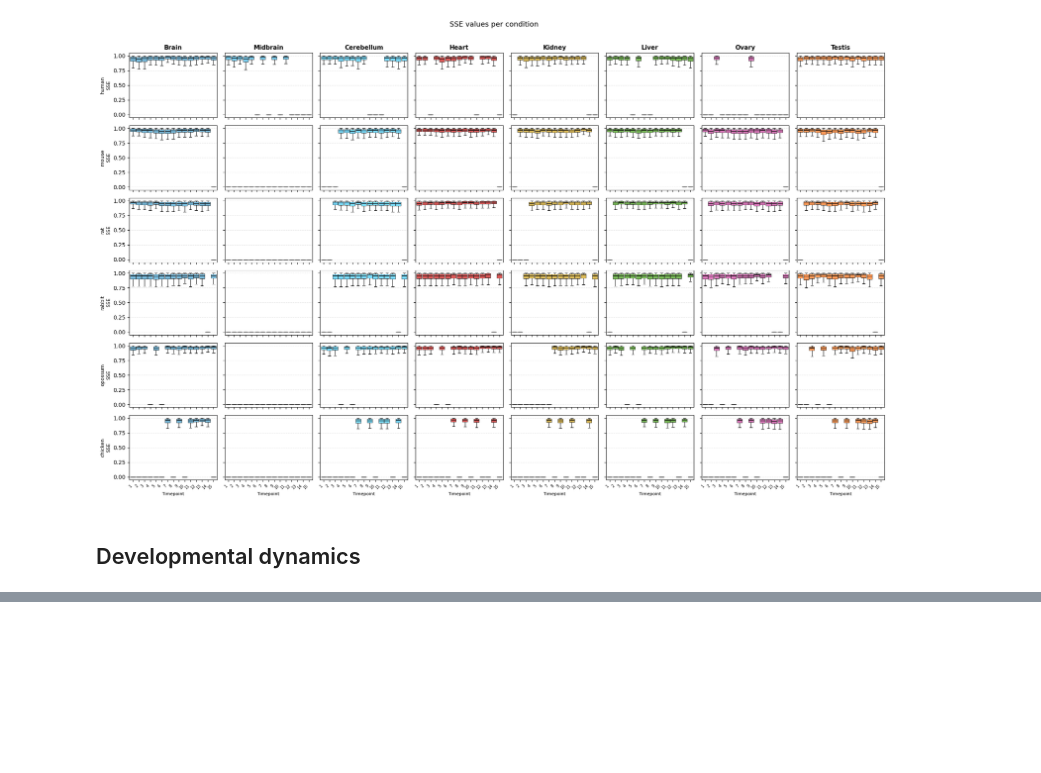
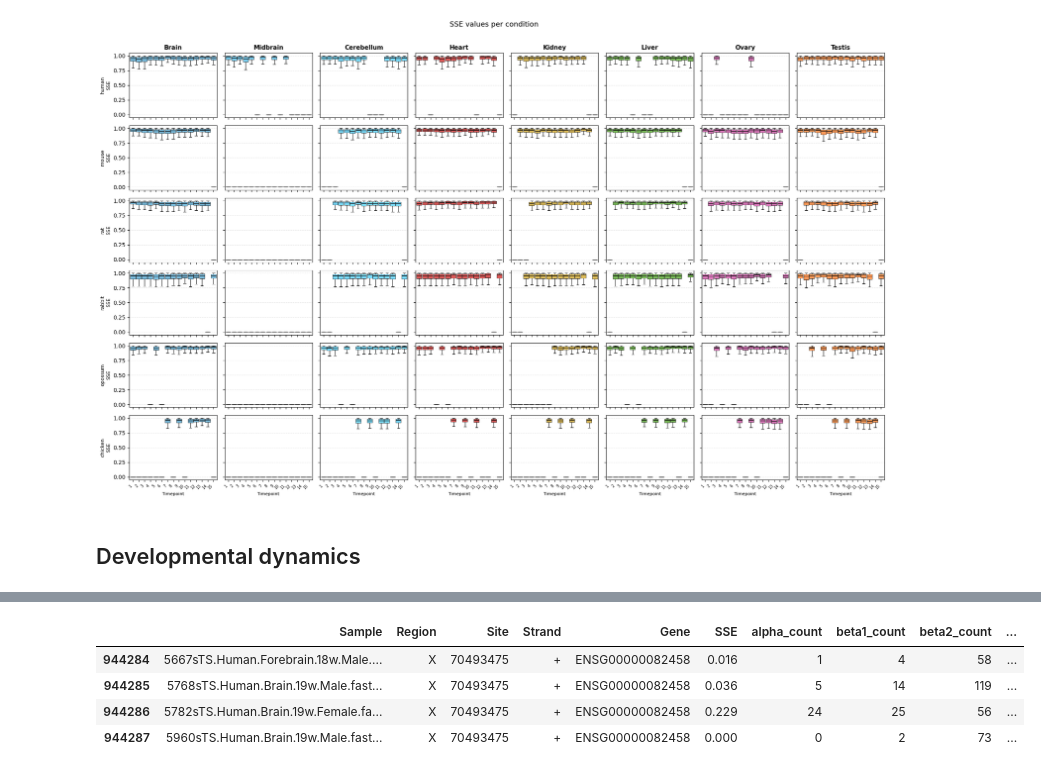
Before and after one commit to anamariaelek/alphagenome-pytorch, a Jupyter notebook: examples/notebooks/usage_data.ipynb, the cells around one changed output, grey strips where cells are left out. Drawn from its saved outputs; the diff is of its cells as text; code cells hidden in the pictures; blank space fills up the shorter version.

```diff
--- a/examples/notebooks/usage_data.ipynb
+++ b/examples/notebooks/usage_data.ipynb
@@ -893,0 +925,10 @@ plt.show()
+# %%
+df = pd.read_csv("~/sds/sd17d003/Anamaria/spliser/Homo_sapiens/Human.Brain.10.combined.tsv", sep='\t')
+# %%
+df[(df['Region'] == 'X') & (df['Site'] == 70493475)]
+# %% [output]
+|  | Sample | Region | Site | Strand | Gene | SSE | alpha_count | beta1_count | beta2_count | ... |
+| 944284 | 5667sTS.Human.Forebrain.18w.Male.... | X | 70493475 | + | ENSG00000082458 | 0.016 | 1 | 4 | 58 | ... |
+| 944285 | 5768sTS.Human.Brain.19w.Male.fast... | X | 70493475 | + | ENSG00000082458 | 0.036 | 5 | 14 | 119 | ... |
+| 944286 | 5782sTS.Human.Brain.19w.Female.fa... | X | 70493475 | + | ENSG00000082458 | 0.229 | 24 | 25 | 56 | ... |
+| 944287 | 5960sTS.Human.Brain.19w.Male.fast... | X | 70493475 | + | ENSG00000082458 | 0.000 | 0 | 2 | 73 | ... |
```
Also changed, not shown: parts of 7 cells of this notebook, 14 other files.
